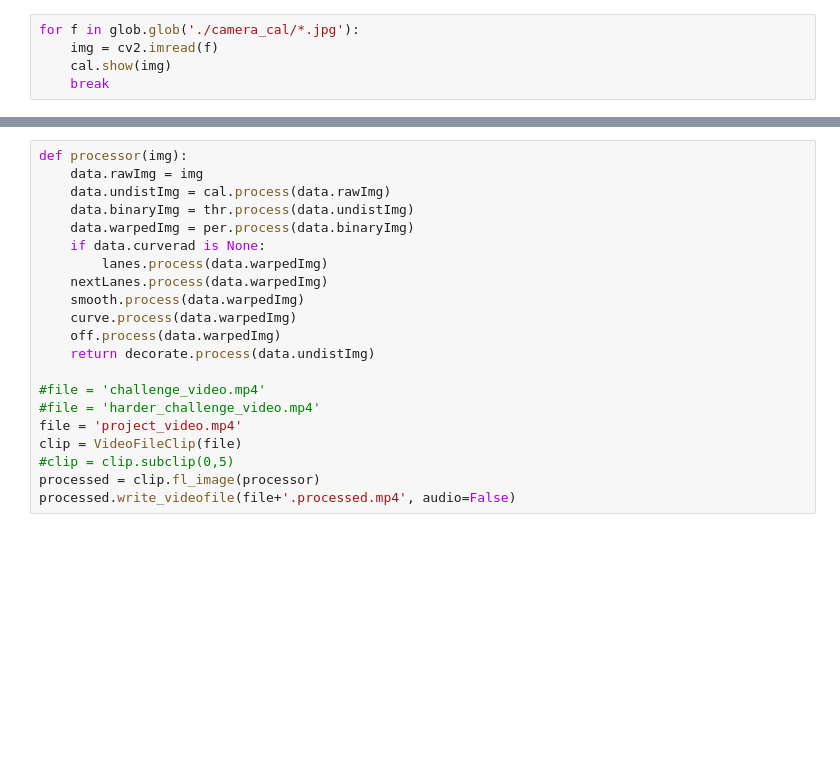
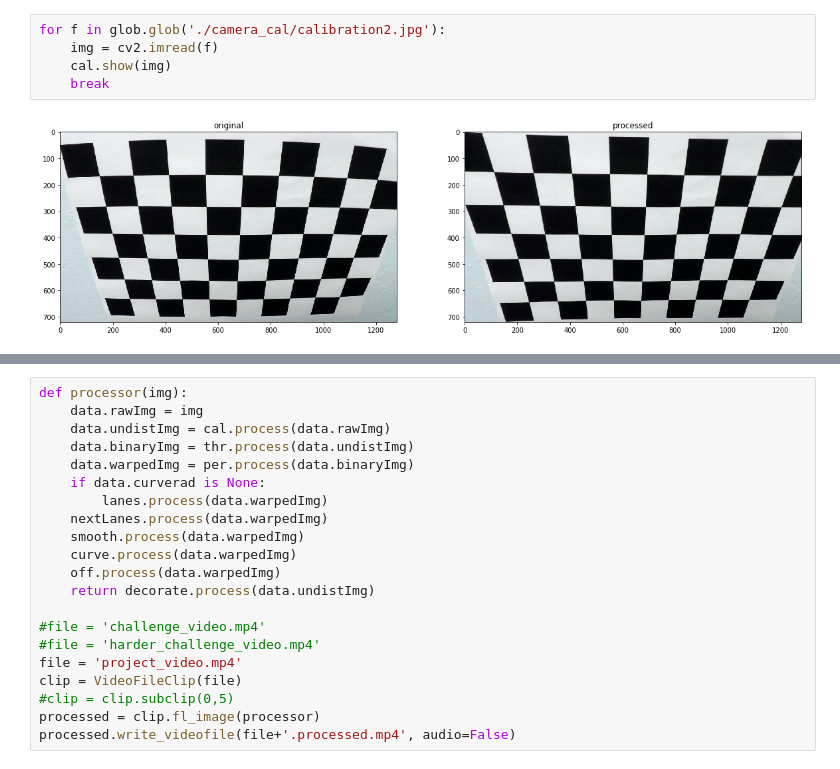
Before and after one commit to lake4790k/CarND-Advanced-Lane-Lines, a Jupyter notebook: Main.ipynb, the cells around one changed output, grey strips where cells are left out. Saved outputs shown, nothing was run; the diff lists cells and outputs as text; blank space fills up the shorter version.

```diff
--- a/Main.ipynb
+++ b/Main.ipynb
@@ -25,5 +30,7 @@ decorate = DecorateWithData(data)
 # %%
-for f in glob.glob('./camera_cal/*.jpg'):
+for f in glob.glob('./camera_cal/calibration2.jpg'):
     img = cv2.imread(f)
     cal.show(img)
     break
+# %% [output]
+[figure, added]
```
Also changed, not shown: parts of 8 cells of this notebook, 1 other file.
